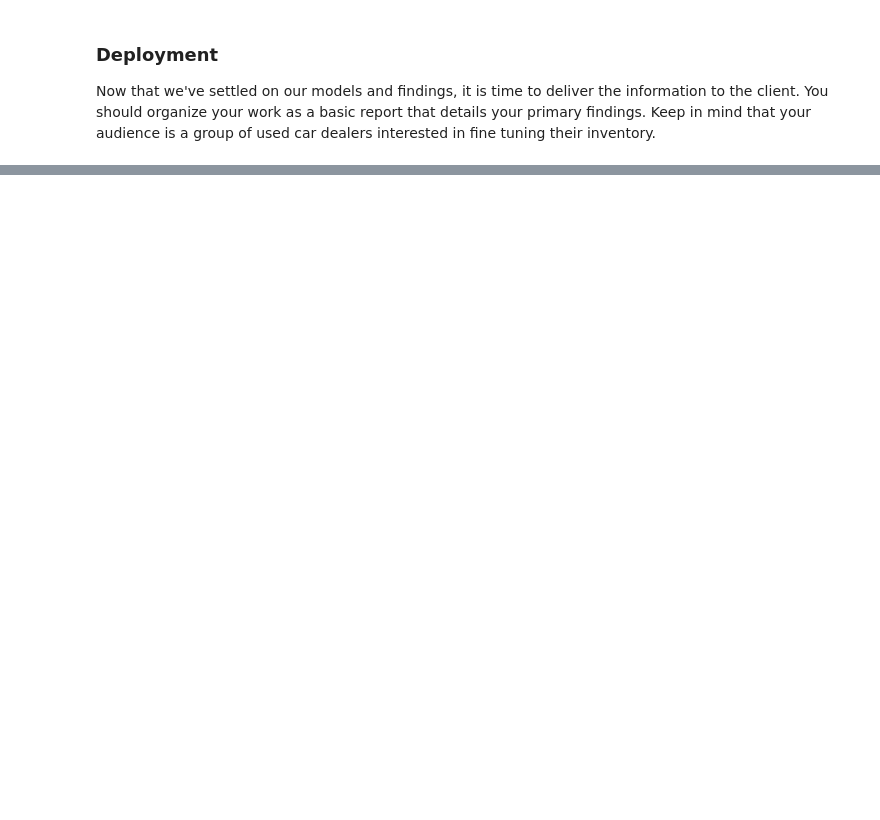
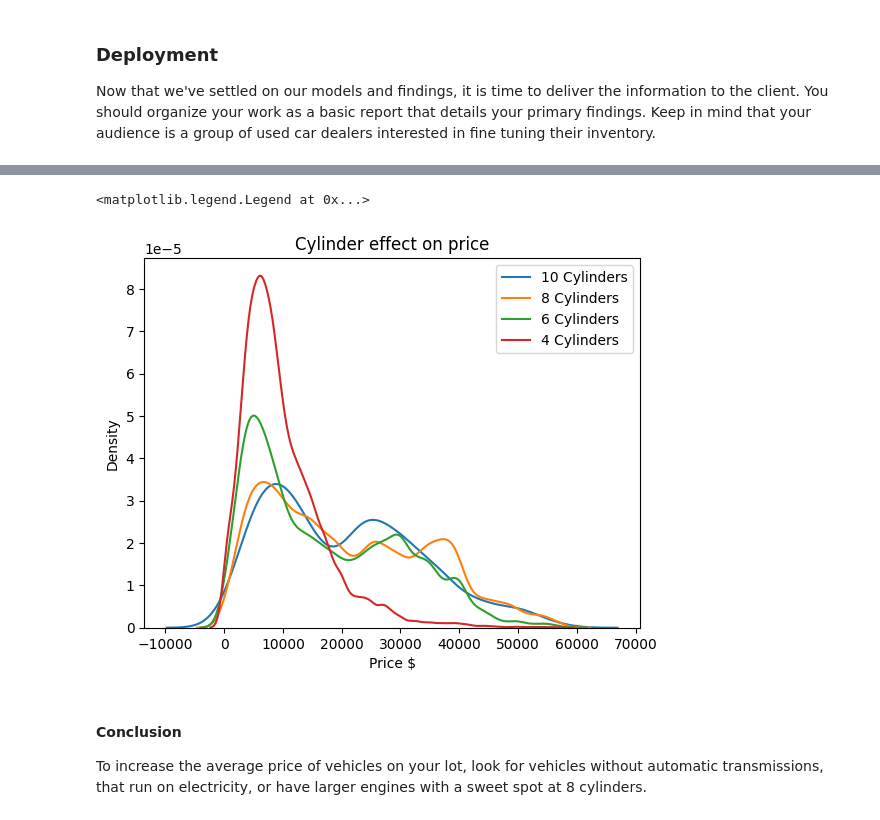
Before and after one commit to caller9/berkeley_ai_cert_module_11, a Jupyter notebook: practical_application_2.ipynb, the cells around one changed output, grey strips where cells are left out. Cells and saved outputs as stored; diff of their text form; code cells hidden in the pictures; blank space fills up the shorter version.

```diff
--- a/practical_application_2.ipynb
+++ b/practical_application_2.ipynb
@@ -229,0 +354,12 @@ Now that we've settled on our models and findings, it is time to deliver the inf
+# %%
+sns.kdeplot(vehicles_df_fewer_features.query('`cylinders_10 cylinders` == 1')['price'], label='10 Cylinders').set(xlabel='Price $', title='Cylinder effect on price')
+sns.kdeplot(vehicles_df_fewer_features.query('`cylinders_8 cylinders` == 1')['price'], label='8 Cylinders')
+sns.kdeplot(vehicles_df_fewer_features.query('`cylinders_6 cylinders` == 1')['price'], label='6 Cylinders')
+sns.kdeplot(vehicles_df_fewer_features.query('`cylinders_4 cylinders` == 1')['price'], label='4 Cylinders')
+plt.legend()
+# %% [output]
+<matplotlib.legend.Legend at 0x...>
+[figure, added]
+# %% [markdown]
+#### Conclusion
+To increase the average price of vehicles on your lot, look for vehicles without automatic transmissions, that run on electricity, or have larger engines with a sweet spot at 8 cylinders.
```
Also changed, not shown: parts of 24 cells of this notebook, 1 other file.
